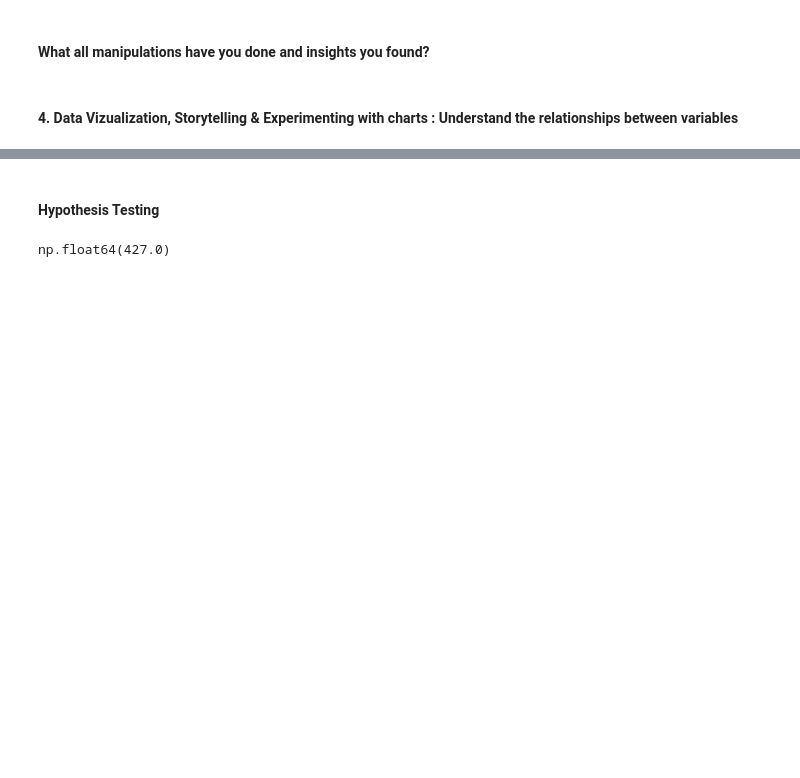
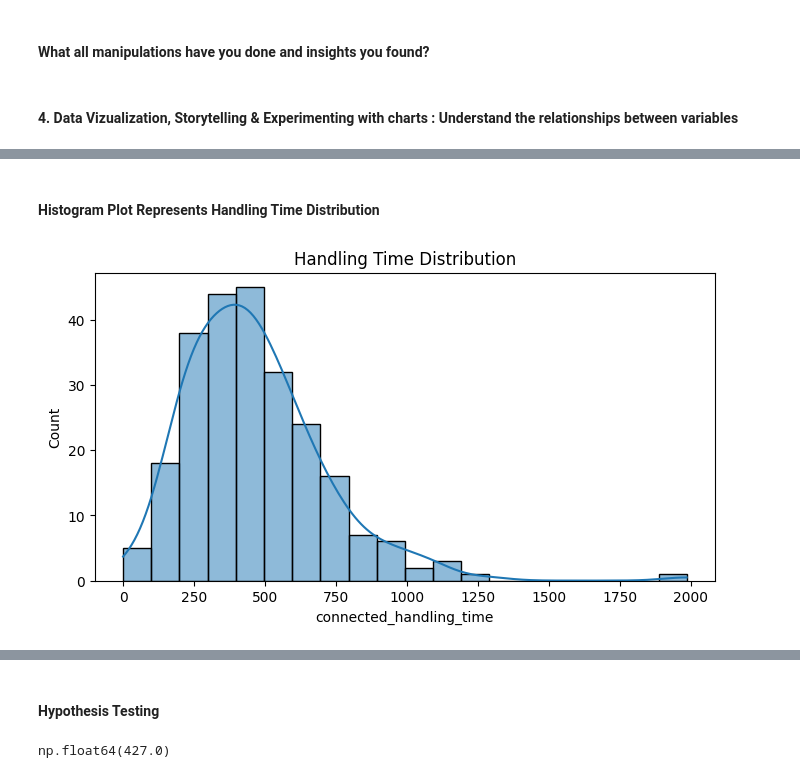
Before and after one commit to PODDA2N/AI-ML-Internship-of-DeepCSAT---Ecommerce-Customer-Satisfaction-Score, a Jupyter notebook: DeepCSAT - Ecommerce Customer Satisfaction Score.ipynb, the cells around one changed output, grey strips where cells are left out. Saved outputs shown, nothing was run; the diff lists cells and outputs as text; code cells hidden in the pictures; blank space fills up the shorter version.

```diff
--- a/DeepCSAT - Ecommerce Customer Satisfaction Score.ipynb
+++ b/DeepCSAT - Ecommerce Customer Satisfaction Score.ipynb
@@ -176,0 +195,9 @@ Unique Values: 5
+# %% [markdown]
+#### Histogram Plot Represents Handling Time Distribution
+# %%
+plt.figure(figsize=(8,4))
+sns.histplot(data["connected_handling_time"], bins = 20, kde = True)
+plt.title("Handling Time Distribution")
+plt.show()
+# %% [output]
+[figure, added]
```
Also changed, not shown: parts of 46 cells of this notebook.
